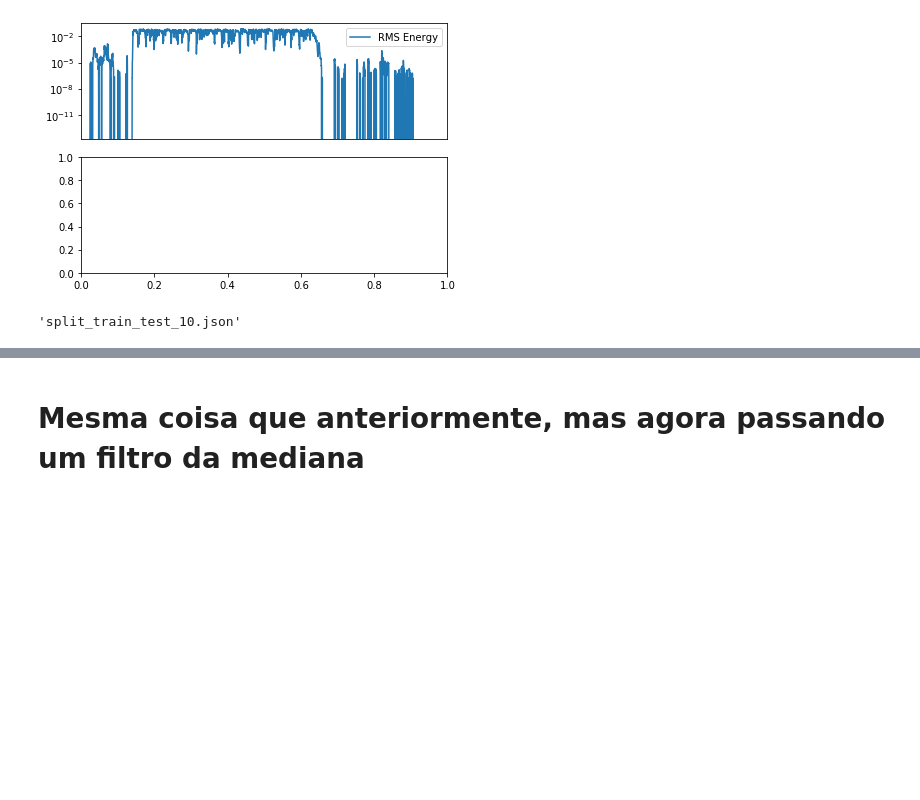
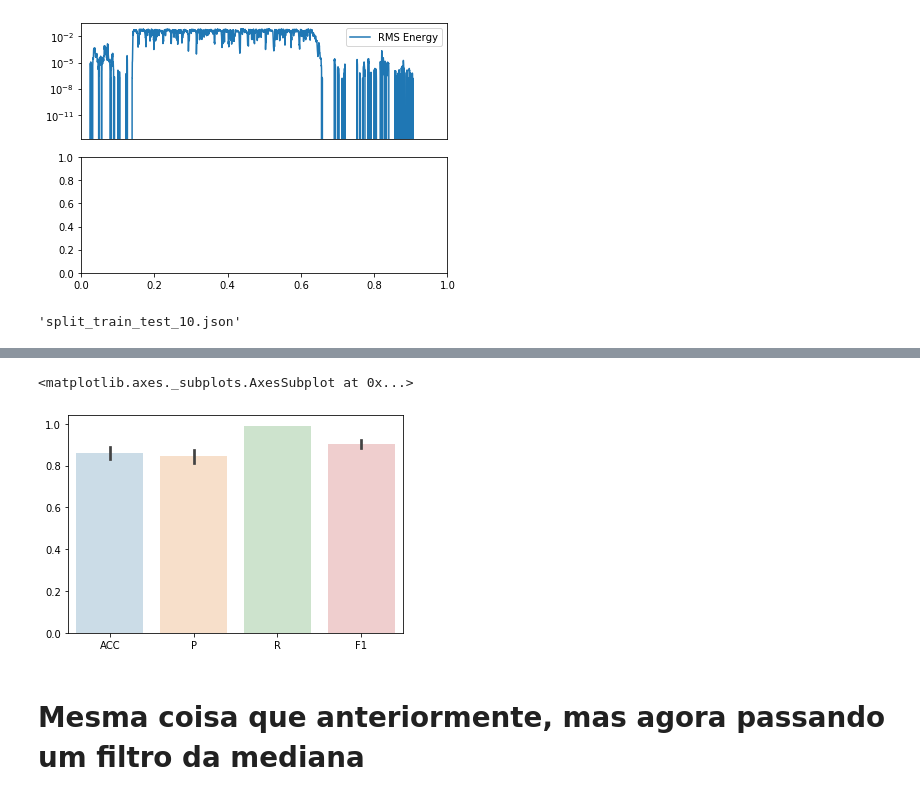
Before and after one commit to shayenne/vocaldetection, a Jupyter notebook: scripts/Threshold Spleeter.ipynb, the cells around one changed output, grey strips where cells are left out. Drawn from its saved outputs; the diff is of its cells as text; code cells hidden in the pictures; blank space fills up the shorter version.

```diff
--- a/scripts/Threshold Spleeter.ipynb
+++ b/scripts/Threshold Spleeter.ipynb
@@ -267,3 +274,10 @@ sns.pairplot(data=results_rf, hue='split')
+# %%
+# Show each observation with a scatterplot
+sns.barplot(
+              data=results_rf[['ACC','P','R','F1','split']].groupby('split').mean(), dodge=True, alpha=.25, zorder=1)
+# %% [output]
+<matplotlib.axes._subplots.AxesSubplot at 0x...>
+[figure, added]
 # %%
 # final_tsh = np.mean(final_tsh)
 # final_tsh
```
Also changed, not shown: parts of 4 cells of this notebook, 23 other files.
